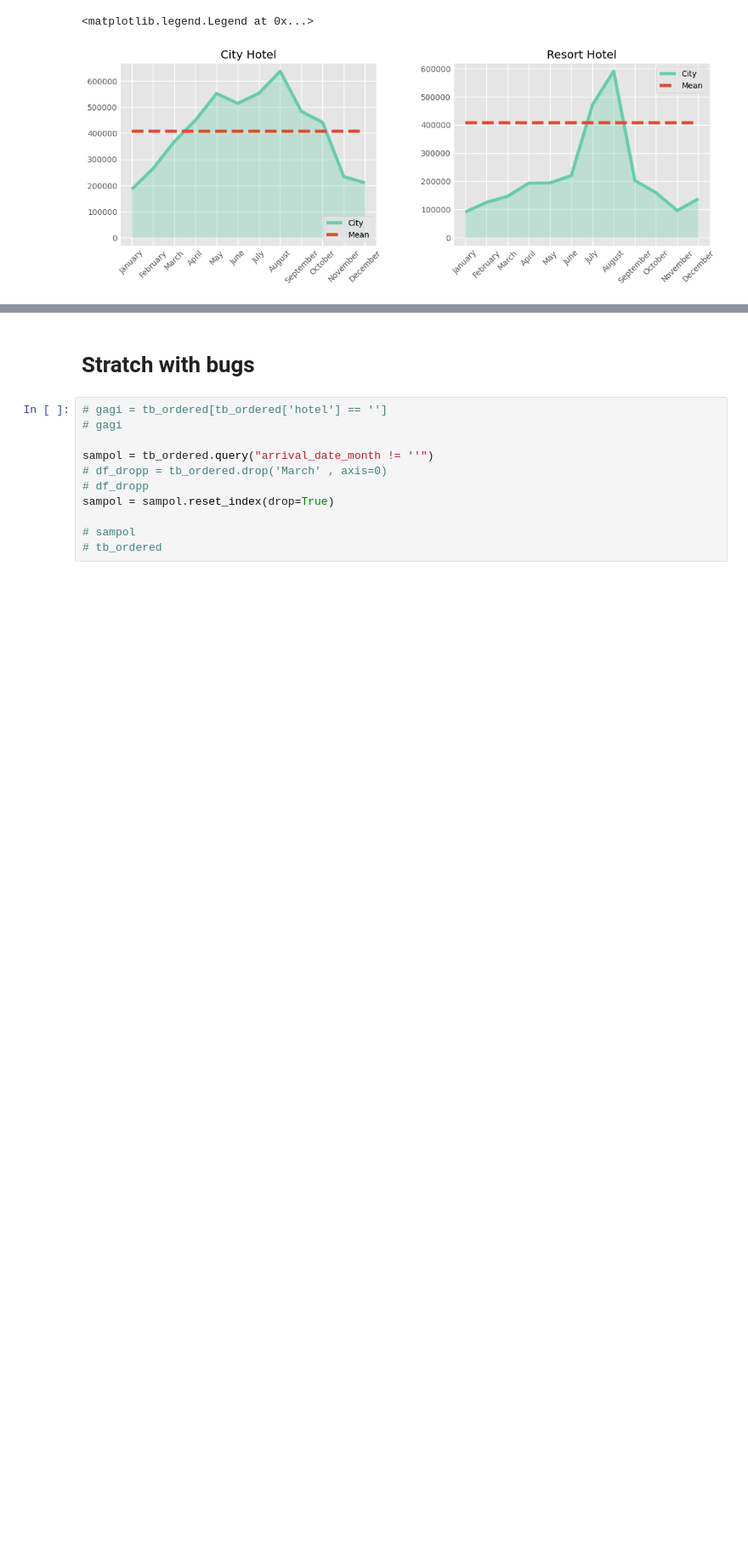
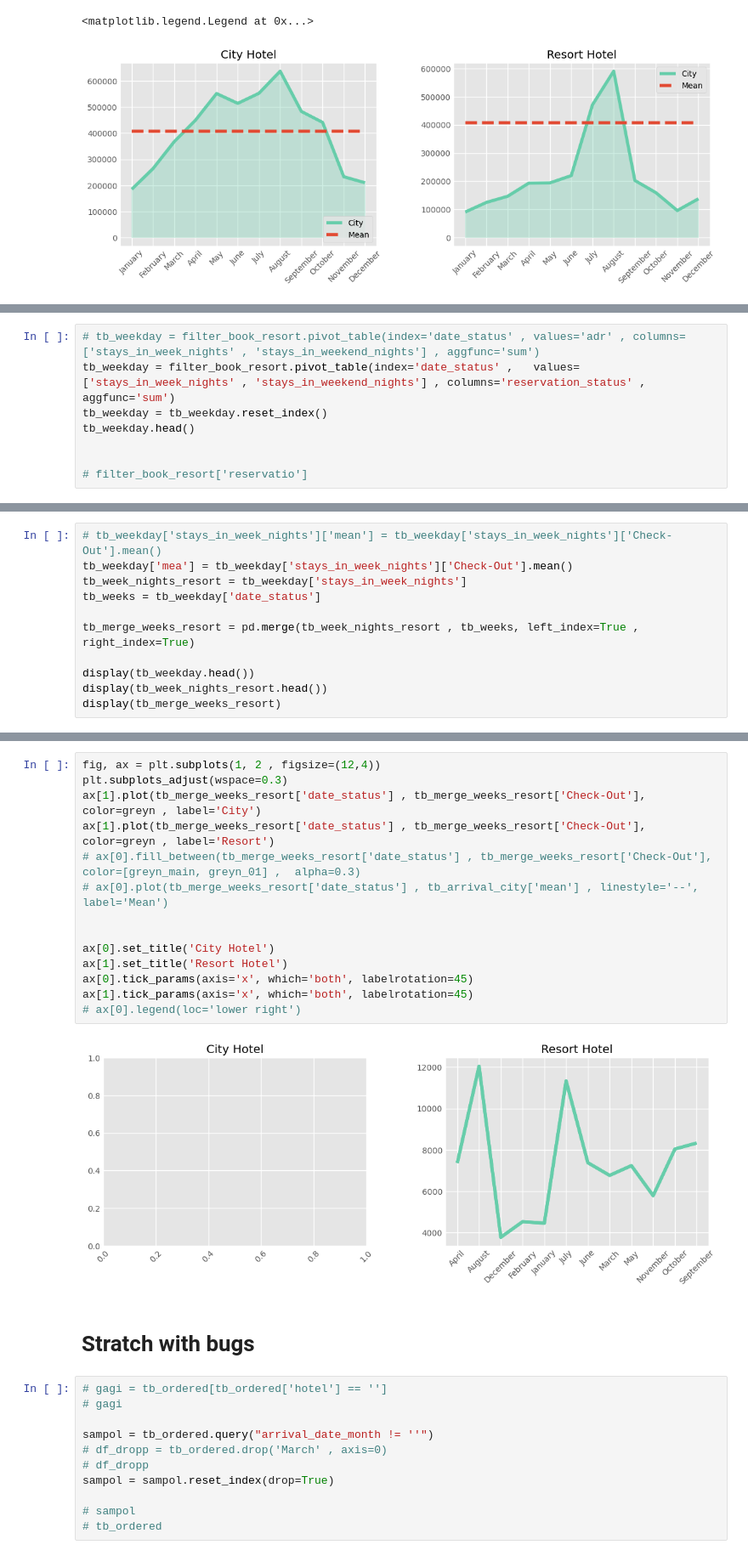
Before and after one commit to ProtacioUno/VinluanEner-Porfolio-Labs, a Jupyter notebook: Matplotlib/hotel.ipynb, the cells around one changed output, grey strips where cells are left out. Shown at 85% size. Cells and saved outputs as stored; diff of their text form; blank space fills up the shorter version.

```diff
--- a/Matplotlib/hotel.ipynb
+++ b/Matplotlib/hotel.ipynb
@@ -422,0 +463,8 @@ tb_room_resort = filter_book_resort.pivot_table(index='assigned_room_type' , val
+# %%
+# tb_weekday = filter_book_resort.pivot_table(index='date_status' , values='adr' , columns=['stays_in_week_nights' , 'stays_in_weekend_nights'] , aggfunc='sum')
+tb_weekday = filter_book_resort.pivot_table(index='date_status' ,   values=['stays_in_week_nights' , 'stays_in_weekend_nights'] , columns='reservation_status' , aggfunc='sum')
+tb_weekday = tb_weekday.reset_index()
+tb_weekday.head()
+
+
+# filter_book_resort['reservatio']
@@ -422,0 +514,11 @@ tb_room_resort = filter_book_resort.pivot_table(index='assigned_room_type' , val
+# %%
+# tb_weekday['stays_in_week_nights']['mean'] = tb_weekday['stays_in_week_nights']['Check-Out'].mean()
+tb_weekday['mea'] = tb_weekday['stays_in_week_nights']['Check-Out'].mean()
+tb_week_nights_resort = tb_weekday['stays_in_week_nights']
+tb_weeks = tb_weekday['date_status']
+
+tb_merge_weeks_resort = pd.merge(tb_week_nights_resort , tb_weeks, left_index=True , right_index=True)
+
+display(tb_weekday.head())
+display(tb_week_nights_resort.head())
+display(tb_merge_weeks_resort)
@@ -423,3 +552,19 @@ tb_room_resort = filter_book_resort.pivot_table(index='assigned_room_type' , val
+# %%
+fig, ax = plt.subplots(1, 2 , figsize=(12,4))
+plt.subplots_adjust(wspace=0.3)
+ax[1].plot(tb_merge_weeks_resort['date_status'] , tb_merge_weeks_resort['Check-Out'], color=greyn , label='City')
+ax[1].plot(tb_merge_weeks_resort['date_status'] , tb_merge_weeks_resort['Check-Out'], color=greyn , label='Resort')
+# ax[0].fill_between(tb_merge_weeks_resort['date_status'] , tb_merge_weeks_resort['Check-Out'], color=[greyn_main, greyn_01] ,  alpha=0.3)
+# ax[0].plot(tb_merge_weeks_resort['date_status'] , tb_arrival_city['mean'] , linestyle='--', label='Mean')
+
+
+ax[0].set_title('City Hotel')
+ax[1].set_title('Resort Hotel')
+ax[0].tick_params(axis='x', which='both', labelrotation=45)
+ax[1].tick_params(axis='x', which='both', labelrotation=45)
+# ax[0].legend(loc='lower right')
+# %% [output]
+[figure, added]
 # %% [markdown]
 # Stratch with bugs
 # %%
```
Also changed, not shown: parts of 4 cells of this notebook.
